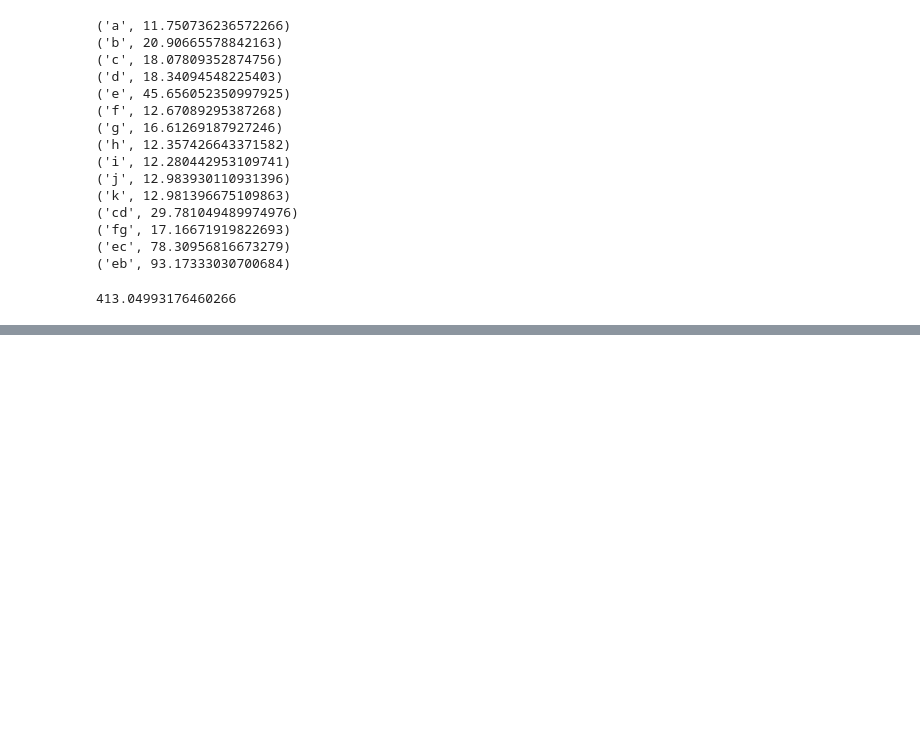
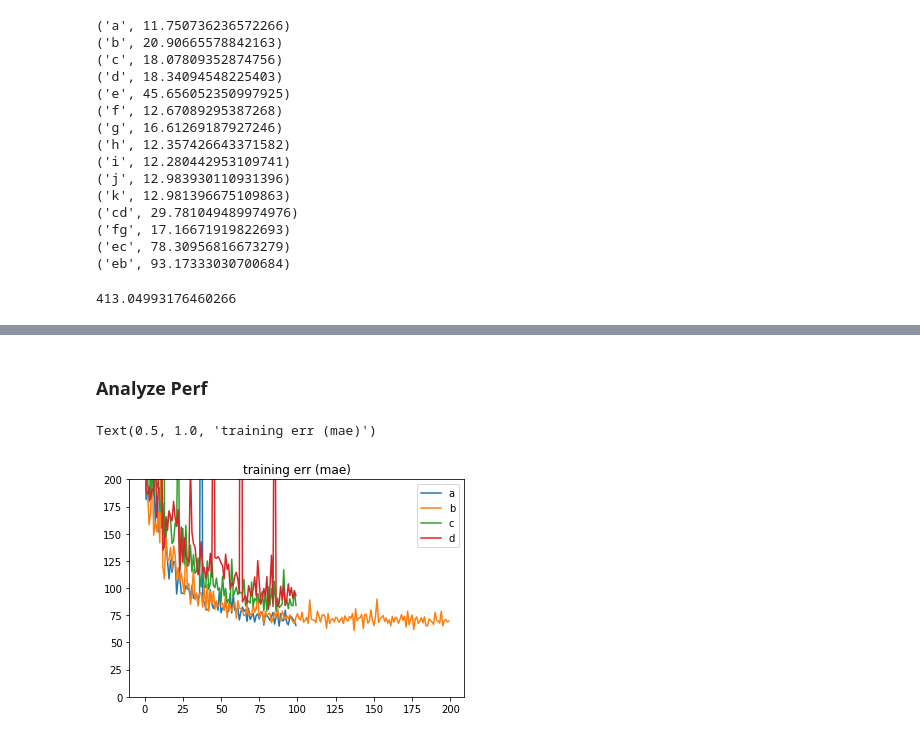
Before and after one commit to sutt/betapilot, a Jupyter notebook: books/param_search_1.ipynb, the cells around one changed output, grey strips where cells are left out. Drawn from its saved outputs; the diff is of its cells as text; code cells hidden in the pictures; blank space fills up the shorter version.

```diff
--- a/books/param_search_1.ipynb
+++ b/books/param_search_1.ipynb
@@ -273,0 +314,18 @@ sum(time_log.values())
+# %% [markdown]
+### Analyze Perf
+# %%
+histories = mb_y0.history.copy()
+# %%
+hist = [_hist.history for _hist in list(histories.values())]
+# %%
+training_errs = [h['mean_absolute_error'] for h in hist]
+# %%
+p2 = pd.DataFrame(training_errs).T
+# %%
+plt.plot(p2)
+plt.ylim([0,200])
+plt.legend(['a','b','c','d'])
+plt.title('training err (mae)')
+# %% [output]
+Text(0.5, 1.0, 'training err (mae)')
+[figure, added]
```
Also changed, not shown: parts of 22 cells of this notebook, 1 other file.
